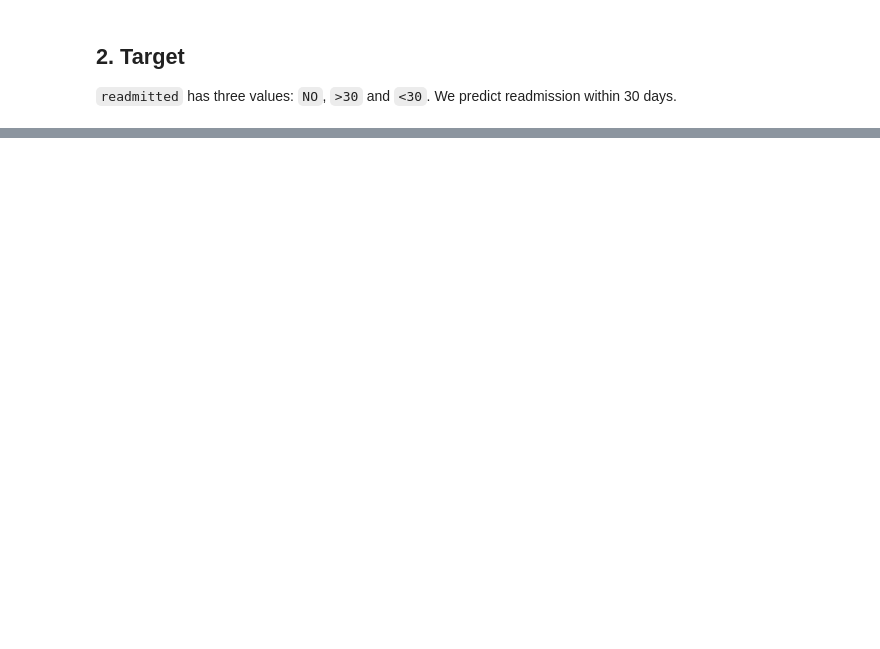
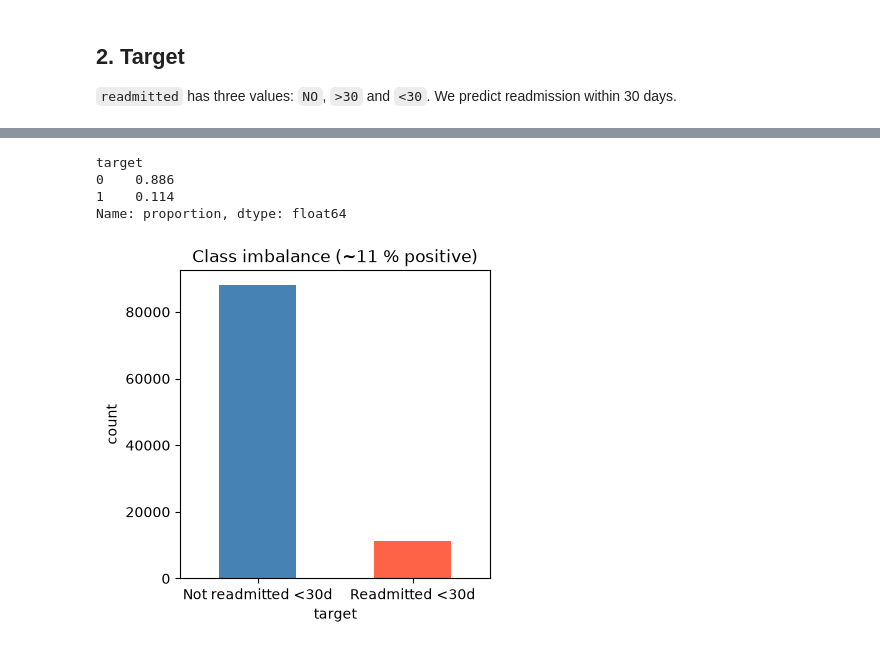
Before and after one commit to jealsday/hospital-readmission-prediction, a Jupyter notebook: notebook.ipynb, the cells around one changed output, grey strips where cells are left out. Saved outputs shown, nothing was run; the diff lists cells and outputs as text; code cells hidden in the pictures; blank space fills up the shorter version.

```diff
--- a/notebook.ipynb
+++ b/notebook.ipynb
@@ -56,0 +67,16 @@ df.isna().mean().sort_values(ascending=False).head(10)
+# %%
+# ── 3.2 Missing values and useless columns ─────────────────────────────────────
+miss = df.isna().mean().sort_values(ascending=False)
+print("Missing values (share of rows):\n", miss[miss > 0].round(3))
+
+# `weight` is missing for ~97 % of encounters: too little signal.
+# `examide` and `citoglipton` have a single value ("No") for every encounter.
+df = df.drop(columns=["weight", "examide", "citoglipton"])
+
+# For the other text columns, a missing value means "not recorded". We keep that
+# information as an explicit "NA" category. With pandas 3, text columns have the
+# `str` dtype (not `object`), so we select both.
+text_cols = df.select_dtypes(include=["object", "string"]).columns
+df[text_cols] = df[text_cols].fillna("NA")
+
+print("Missing values left:", df.isna().sum().sum())
@@ -68,0 +214,16 @@ TODO: mutual information for categorical features, ROC AUC of each numerical fea
+# %%
+# ── 4.2 Target distribution and class imbalance ────────────────────────────────
+print(df["target"].value_counts(normalize=True).round(3))
+
+fig, ax = plt.subplots(figsize=(4, 4))
+df["target"].value_counts().sort_index().plot(kind="bar", ax=ax, color=["steelblue", "tomato"])
+ax.set_xticklabels(["Not readmitted <30d", "Readmitted <30d"], rotation=0)
+ax.set_ylabel("count")
+ax.set_title("Class imbalance (~11 % positive)")
+plt.show()
+# %% [output]
+target
+0    0.886
+1    0.114
+Name: proportion, dtype: float64
+[figure, added]
```
Also changed, not shown: parts of 45 cells of this notebook.
